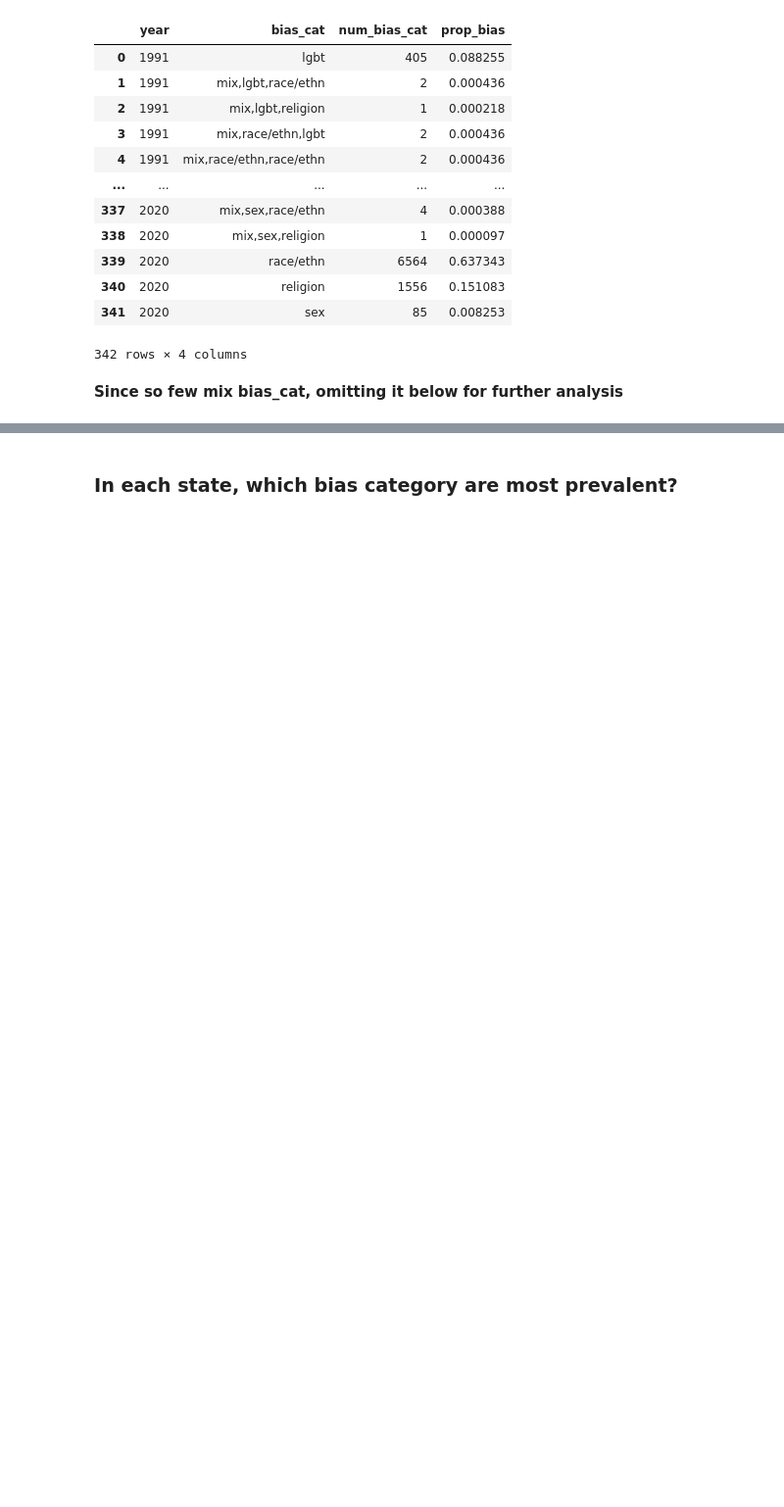
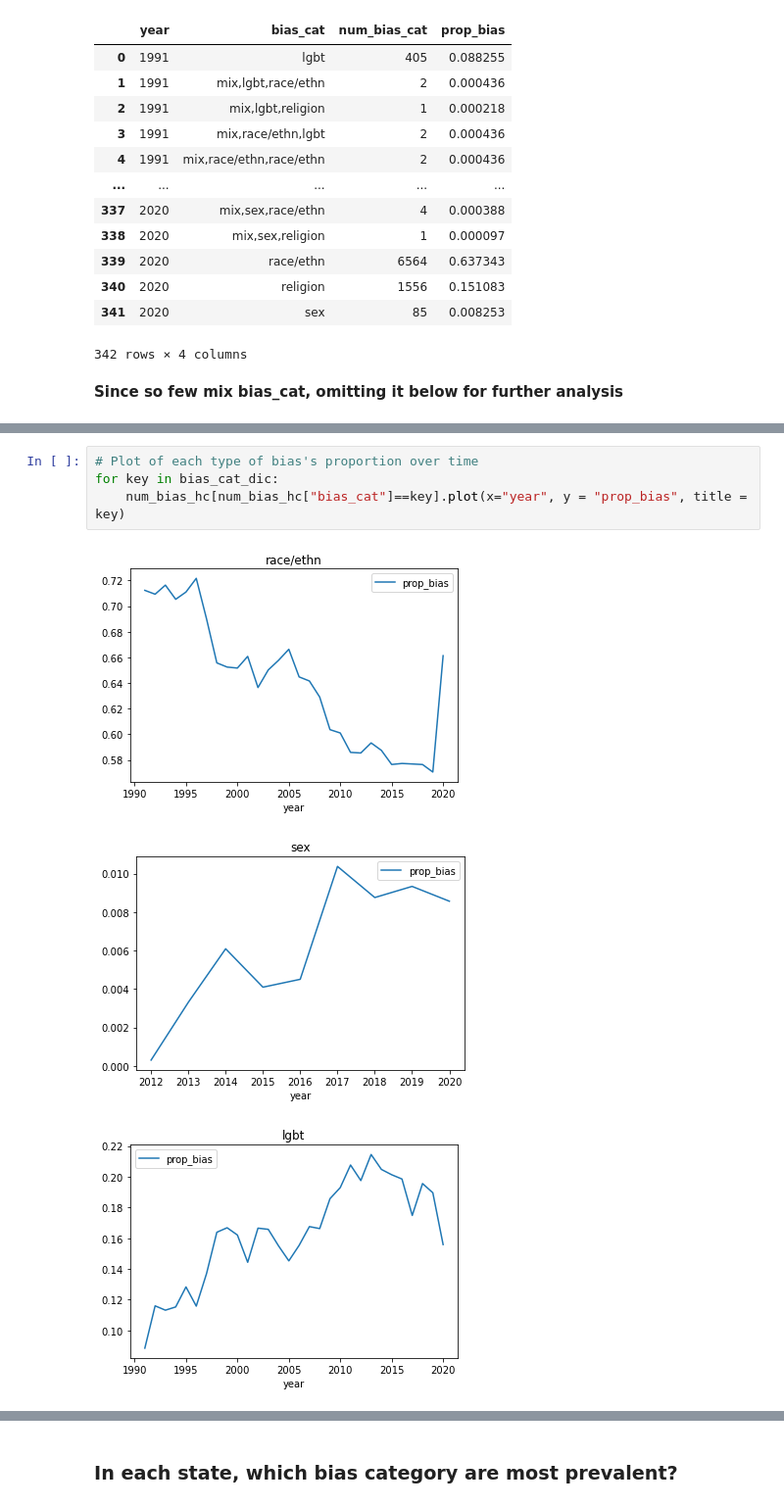
Before and after one commit to shraddha1803/STA_141B_Project, a Jupyter notebook: analysis/explore_hatecrime.ipynb, the cells around one changed output, grey strips where cells are left out. Shown: that part at 98% size. Saved outputs shown, nothing was run; the diff lists cells and outputs as text; blank space fills up the shorter version.

```diff
--- a/analysis/explore_hatecrime.ipynb
+++ b/analysis/explore_hatecrime.ipynb
@@ -183,0 +193,8 @@ num_bias_hc
+# %%
+# Plot of each type of bias's proportion over time
+for key in bias_cat_dic:
+    num_bias_hc[num_bias_hc["bias_cat"]==key].plot(x="year", y = "prop_bias", title = key)
+# %% [output]
+[figure, added]
+[figure, added]
+[figure, added]
```
Also changed, not shown: parts of 11 cells of this notebook, 1 other file.
